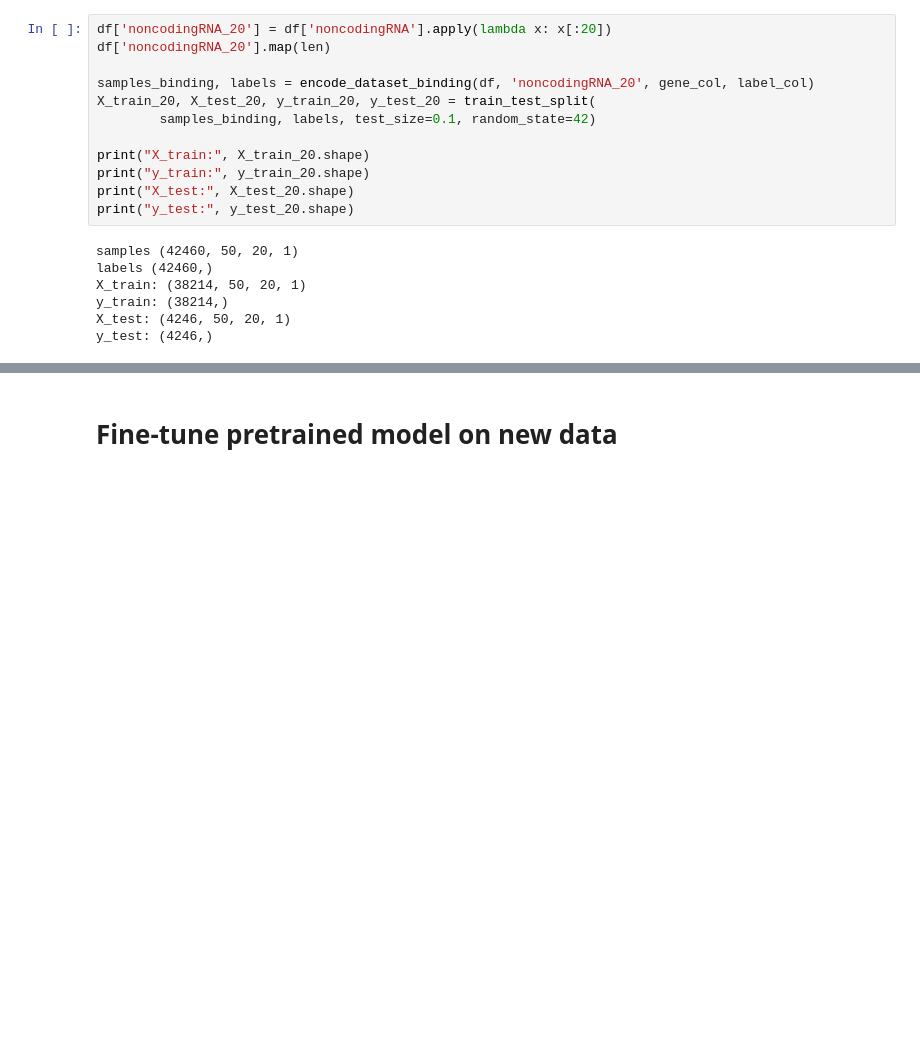
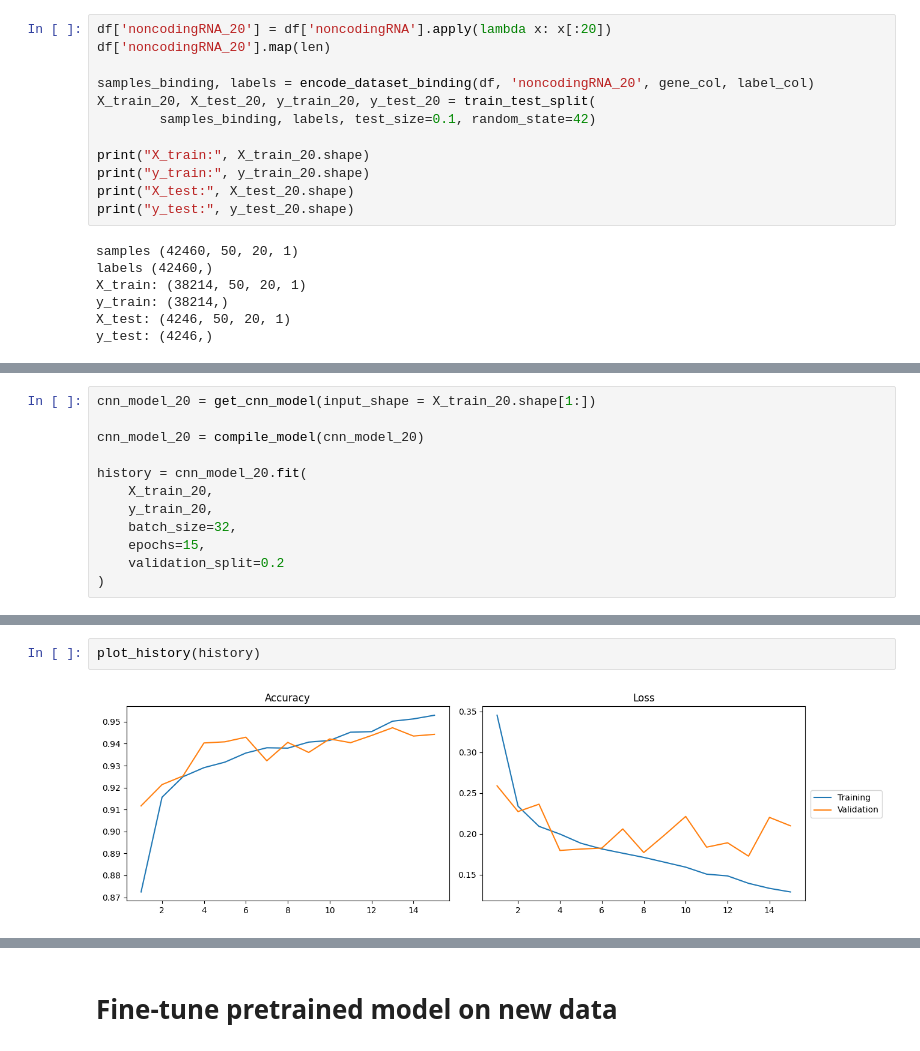
Before and after one commit to BioGeMT/DLforGenomics, a Jupyter notebook: notebooks/Transfer_Learning.ipynb, the cells around one changed output, grey strips where cells are left out. Drawn from its saved outputs; the diff is of its cells as text; blank space fills up the shorter version.

```diff
--- a/notebooks/Transfer_Learning.ipynb
+++ b/notebooks/Transfer_Learning.ipynb
@@ -430,0 +433,12 @@ weighted avg       0.92      0.82      0.85      4246
+# %%
+cnn_model_20 = get_cnn_model(input_shape = X_train_20.shape[1:])
+
+cnn_model_20 = compile_model(cnn_model_20)
+
+history = cnn_model_20.fit(
+    X_train_20,
+    y_train_20,
+    batch_size=32,
+    epochs=15,
+    validation_split=0.2
+)
@@ -430,0 +463,4 @@ weighted avg       0.92      0.82      0.85      4246
+# %%
+plot_history(history)
+# %% [output]
+[figure, added]
```
Also changed, not shown: parts of 22 cells of this notebook.
